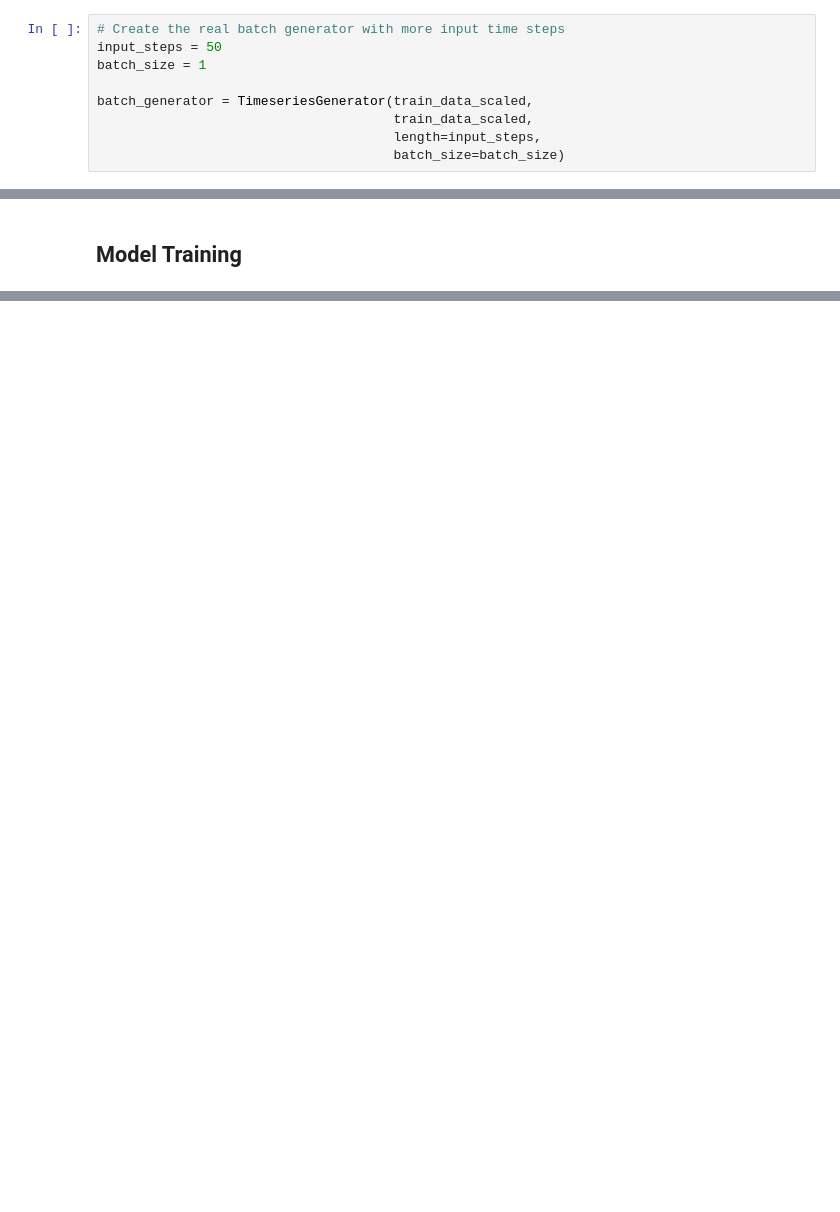
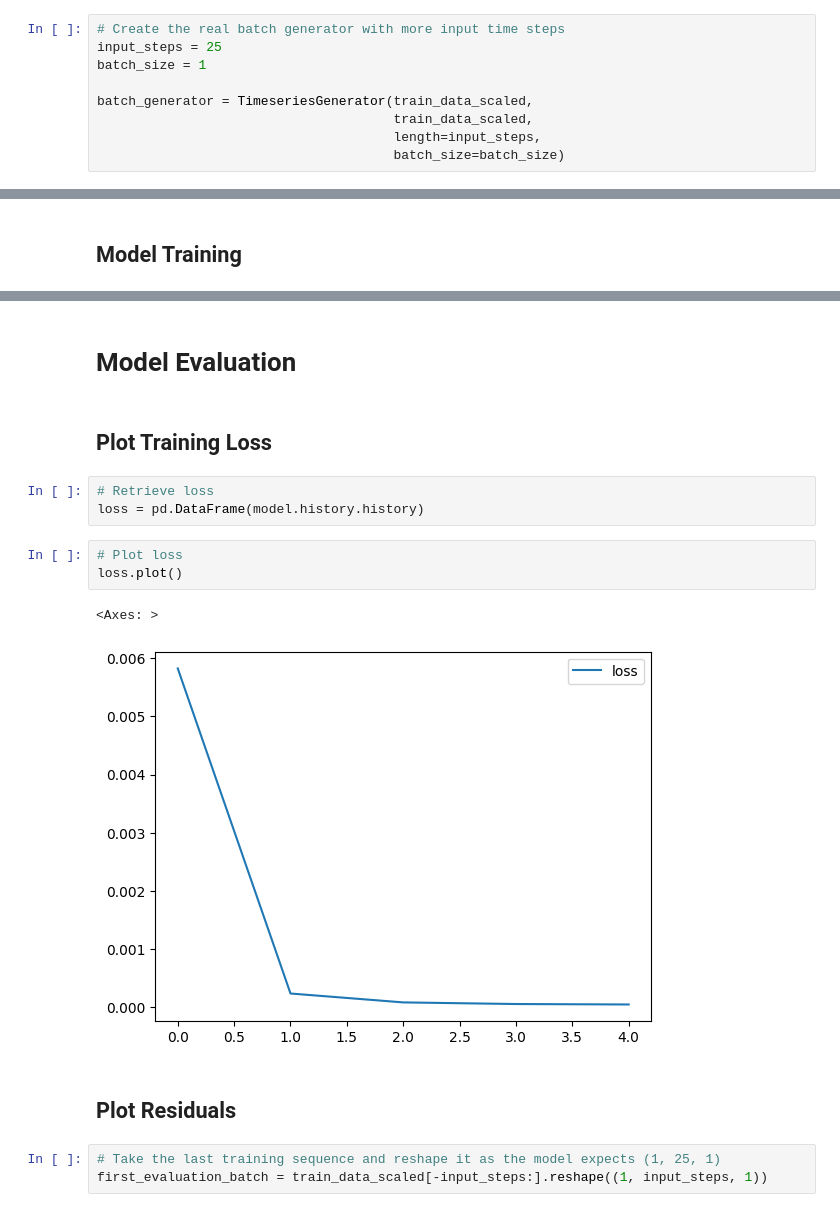
Before and after one commit to Volscente/cheat_sheets, a Jupyter notebook: machine_learning/TensorFlow/rnn.ipynb, the cells around one changed output, grey strips where cells are left out. Cells and saved outputs as stored; diff of their text form; blank space fills up the shorter version.

Commit message:
TF - RNN model evaluation

```diff
--- a/machine_learning/TensorFlow/rnn.ipynb
+++ b/machine_learning/TensorFlow/rnn.ipynb
@@ -91,7 +94,7 @@ x: [[[0.49999912]
 y: [[0.69470985]]
 # %%
 # Create the real batch generator with more input time steps
-input_steps = 50
+input_steps = 25
 batch_size = 1
 
 batch_generator = TimeseriesGenerator(train_data_scaled,
@@ -153 +156,19 @@ Epoch 5/5
 <keras.callbacks.History at 0x...>
+# %% [markdown]
+# Model Evaluation
+# %% [markdown]
+## Plot Training Loss
+# %%
+# Retrieve loss
+loss = pd.DataFrame(model.history.history)
+# %%
+# Plot loss
+loss.plot()
+# %% [output]
+<Axes: >
+[figure, added]
+# %% [markdown]
+## Plot Residuals
+# %%
+# Take the last training sequence and reshape it as the model expects (1, 25, 1)
+first_evaluation_batch = train_data_scaled[-input_steps:].reshape((1, input_steps, 1))
```
Also changed, not shown: parts of 7 cells of this notebook.
